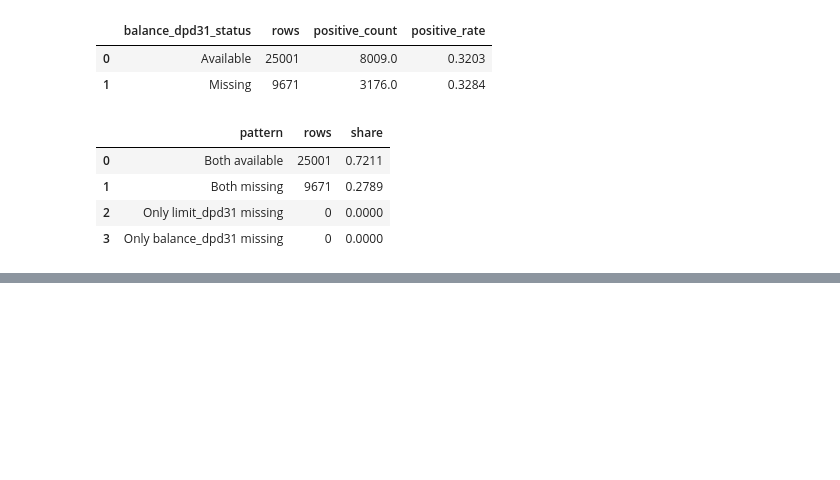
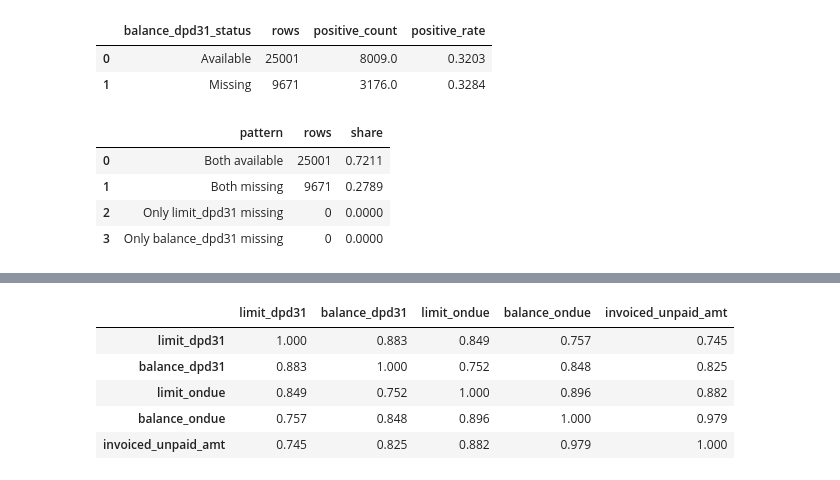
Before and after one commit to Khishigjargal42/toki_ds_task, a Jupyter notebook: notebooks/Toki_DPD91_Final.ipynb, the cells around one changed output, grey strips where cells are left out. Cells and saved outputs as stored; diff of their text form; code cells hidden in the pictures; blank space fills up the shorter version.

```diff
--- a/notebooks/Toki_DPD91_Final.ipynb
+++ b/notebooks/Toki_DPD91_Final.ipynb
@@ -1868,0 +1971,15 @@ display(distribution_summary)
+# %%
+# ============================================================
+# 9.1 Feature Correlation Matrix
+# ============================================================
+
+feature_correlation = X_train.corr()
+
+display(feature_correlation.round(3))
+# %% [output]
+|  | limit_dpd31 | balance_dpd31 | limit_ondue | balance_ondue | invoiced_unpaid_amt |
+| limit_dpd31 | 1.000 | 0.883 | 0.849 | 0.757 | 0.745 |
+| balance_dpd31 | 0.883 | 1.000 | 0.752 | 0.848 | 0.825 |
+| limit_ondue | 0.849 | 0.752 | 1.000 | 0.896 | 0.882 |
+| balance_ondue | 0.757 | 0.848 | 0.896 | 1.000 | 0.979 |
+| invoiced_unpaid_amt | 0.745 | 0.825 | 0.882 | 0.979 | 1.000 |
```
Also changed, not shown: parts of 7 cells of this notebook.
